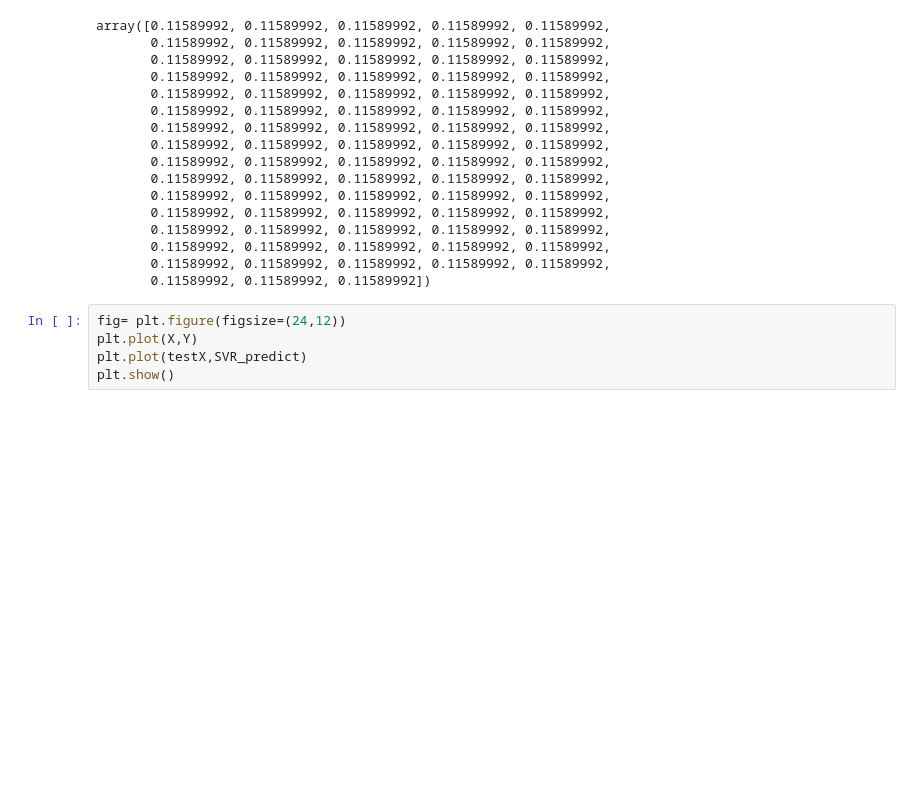
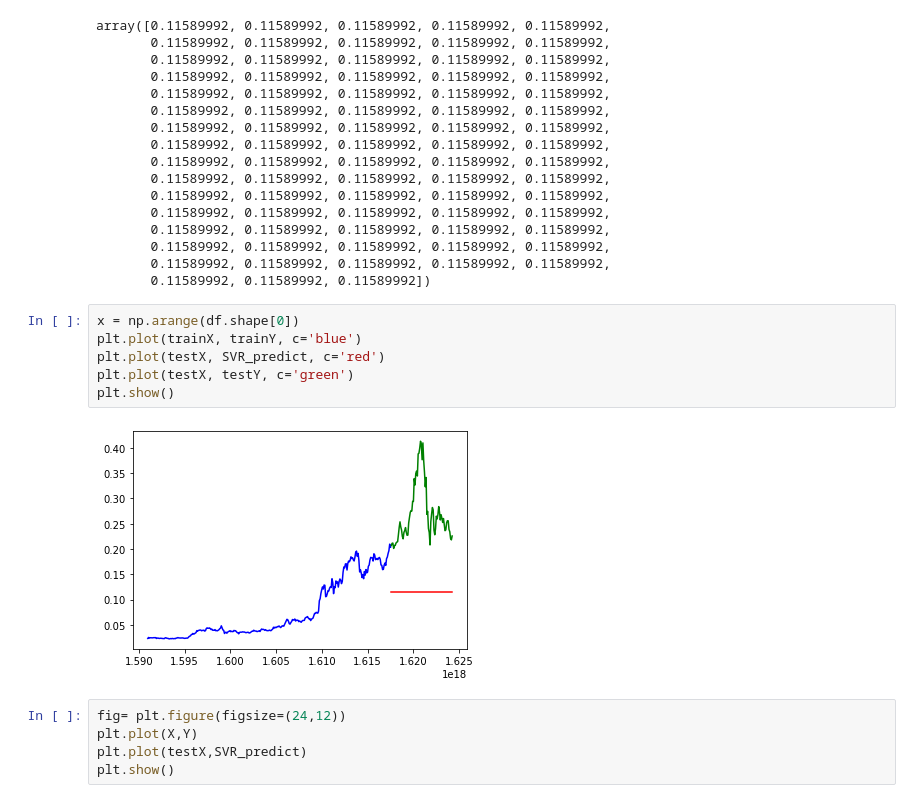
Before and after one commit to nhutminh9799/KLTN_MinhNhut, a Jupyter notebook: PAPER/SVR_ETH.ipynb, the cells around one changed output. Cells and saved outputs as stored; diff of their text form; blank space fills up the shorter version.

```diff
--- a/PAPER/SVR_ETH.ipynb
+++ b/PAPER/SVR_ETH.ipynb
@@ -124,6 +124,14 @@ array([0.11589992, 0.11589992, 0.11589992, 0.11589992, 0.11589992,
        0.11589992, 0.11589992, 0.11589992, 0.11589992, 0.11589992,
        0.11589992, 0.11589992, 0.11589992, 0.11589992, 0.11589992,
        0.11589992, 0.11589992, 0.11589992])
+# %%
+x = np.arange(df.shape[0])
+plt.plot(trainX, trainY, c='blue')
+plt.plot(testX, SVR_predict, c='red')
+plt.plot(testX, testY, c='green')
+plt.show()
+# %% [output]
+[figure, added]
 # %%
 fig= plt.figure(figsize=(24,12))
 plt.plot(X,Y)
```
Also changed, not shown: 6 other files.
